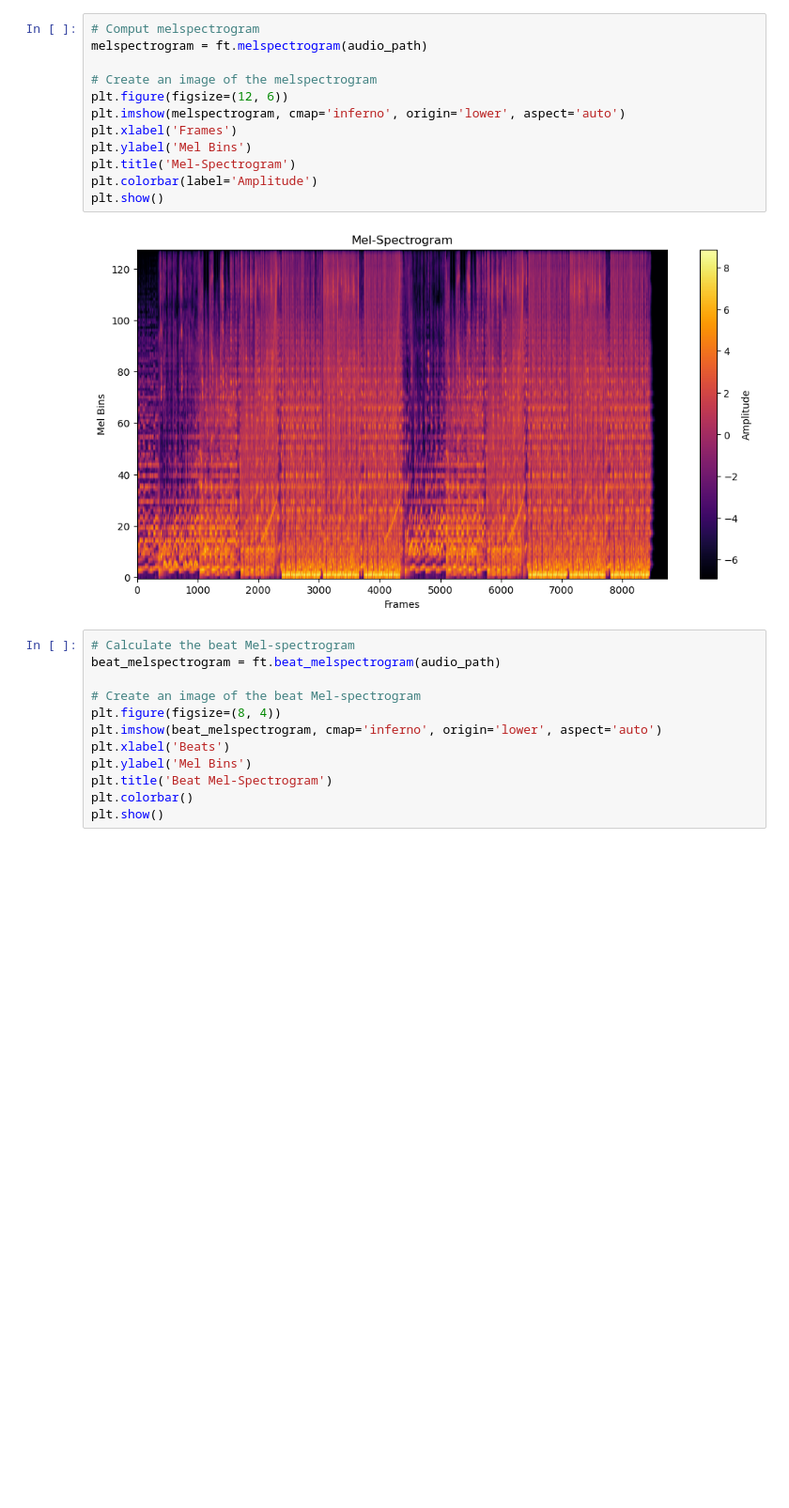
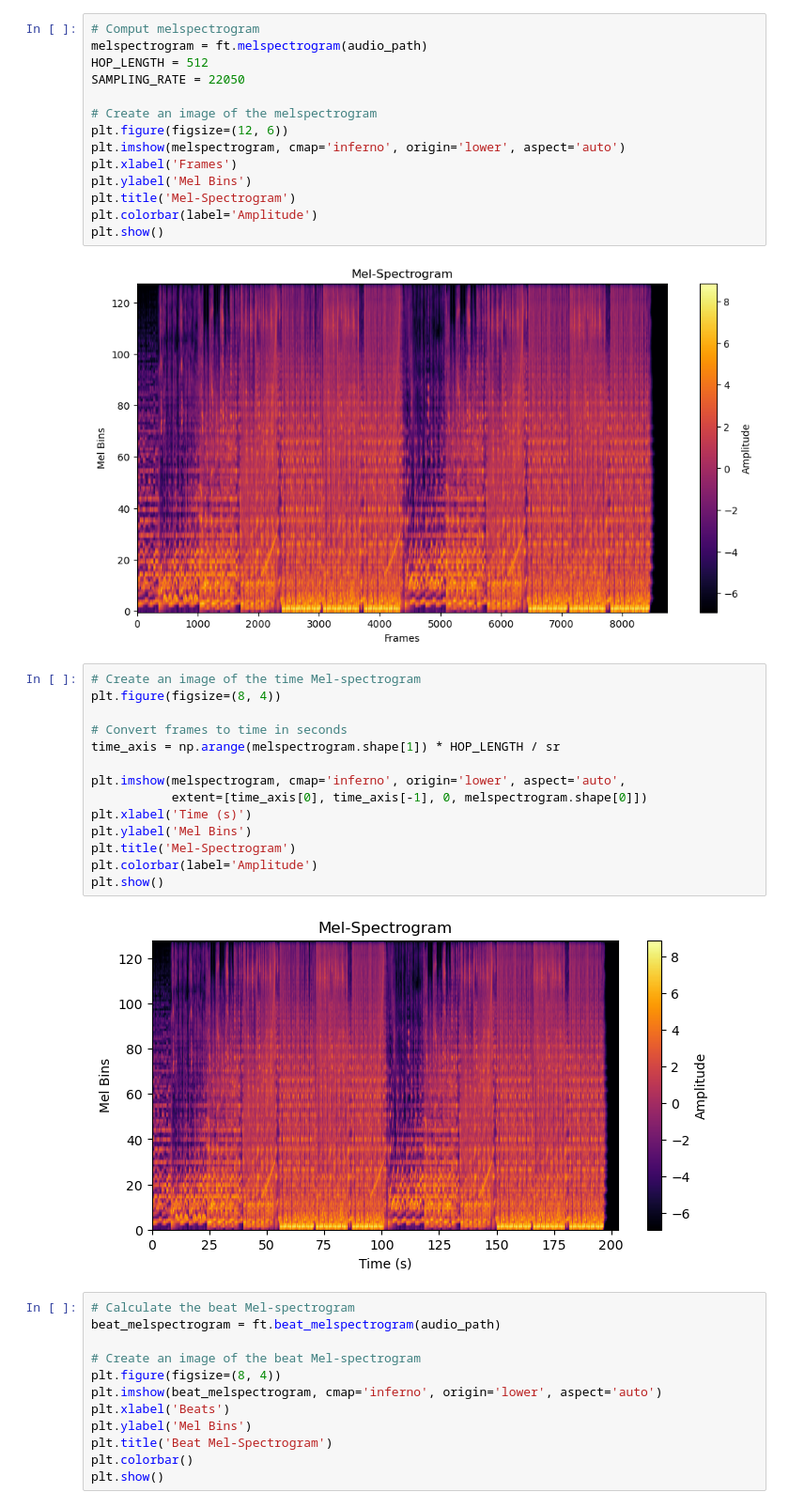
Before and after one commit to michaelhein39/dj-transition-predictor, a Jupyter notebook: notebooks/features_eda.ipynb, the cells around one changed output. Shown at 94% size. Saved outputs shown, nothing was run; the diff lists cells and outputs as text; blank space fills up the shorter version.

```diff
--- a/notebooks/features_eda.ipynb
+++ b/notebooks/features_eda.ipynb
@@ -89,6 +85,8 @@ Difference between these beat_times: [0.49 0.49 0.49 0.49 0.49 0.49 0.5  0.49 0.
 # %%
 # Comput melspectrogram
 melspectrogram = ft.melspectrogram(audio_path)
+HOP_LENGTH = 512
+SAMPLING_RATE = 22050
 
 # Create an image of the melspectrogram
 plt.figure(figsize=(12, 6))
@@ -100,6 +98,22 @@ plt.colorbar(label='Amplitude')
 plt.show()
 # %% [output]
 [figure]
+# %%
+# Create an image of the time Mel-spectrogram
+plt.figure(figsize=(8, 4))
+
+# Convert frames to time in seconds
+time_axis = np.arange(melspectrogram.shape[1]) * HOP_LENGTH / sr
+
+plt.imshow(melspectrogram, cmap='inferno', origin='lower', aspect='auto',
+           extent=[time_axis[0], time_axis[-1], 0, melspectrogram.shape[0]])
+plt.xlabel('Time (s)')
+plt.ylabel('Mel Bins')
+plt.title('Mel-Spectrogram')
+plt.colorbar(label='Amplitude')
+plt.show()
+# %% [output]
+[figure, added]
 # %%
 # Calculate the beat Mel-spectrogram
 beat_melspectrogram = ft.beat_melspectrogram(audio_path)
```
Also changed, not shown: parts of 6 cells of this notebook, 1 other file.
